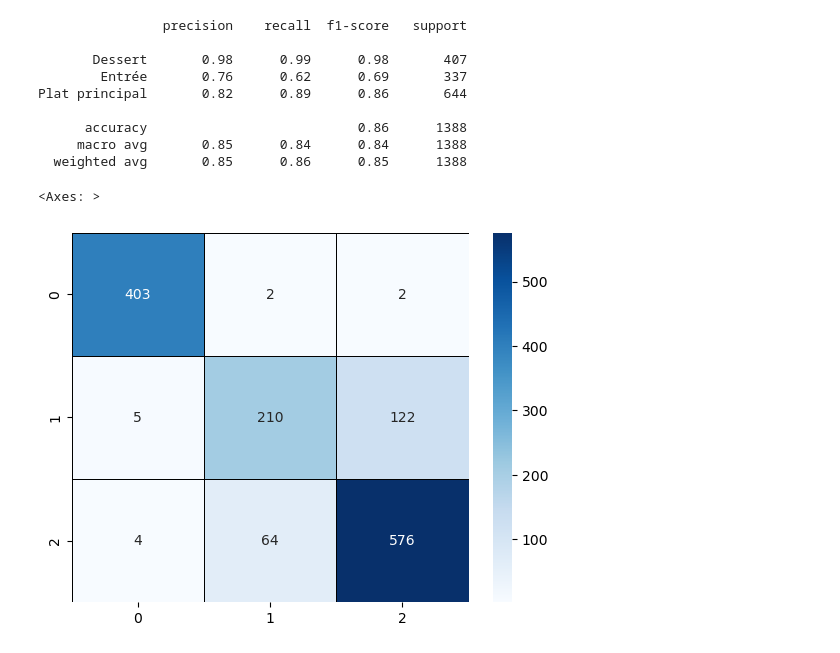
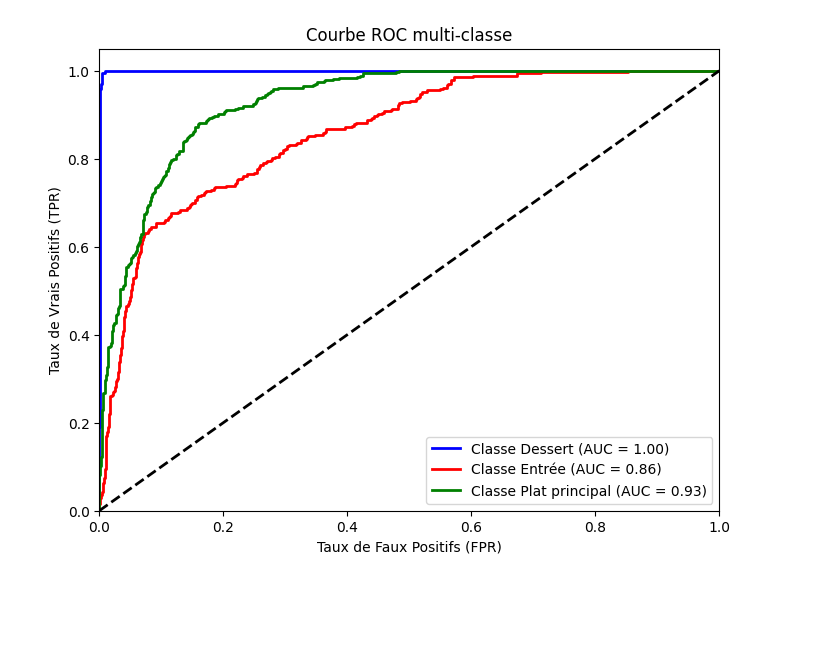
Before and after one commit to chams14/projet_TAL, a Jupyter notebook: src/run3_Word2vec.ipynb, the cells around one changed output. Saved outputs shown, nothing was run; the diff lists cells and outputs as text; code cells hidden in the pictures; blank space fills up the shorter version.

Commit message:
courbe roc w2v

```diff
--- a/src/run3_Word2vec.ipynb
+++ b/src/run3_Word2vec.ipynb
@@ -68,45 +72,32 @@ sns.heatmap(matrix, annot=True, fmt="d", cmap="Blues", linewidths=0.5, linecolor
-# %%
-from gensim.utils import simple_preprocess
-
-df_train = pd.read_csv("../data/train.csv", sep=',', encoding='utf-8')
-df_test = pd.read_csv("../data/test.csv", sep=',', encoding='utf-8')
-
-df_train['texte'] = df_train['titre'] + " " + df_train['ingredients'] + " " + df_train['recette']
-df_test['texte'] = df_test['titre'] + " " + df_test['ingredients'] + " " + df_test['recette']
-
-df_train['tokenize_text'] = [simple_preprocess(text) for text in df_train['texte']]
-df_test['tokenize_text'] = [simple_preprocess(text) for text in df_test['texte']]
-
-model = Word2Vec(sentences=df_train['tokenize_text'], vector_size=100, window=5, min_count=1, workers=4)
-
-df_train['vector'] = df_train['tokenize_text'].apply(lambda words: get_vector(words, model))
-df_test['vector'] = df_test['tokenize_text'].apply(lambda words: get_vector(words, model))
-
-X_train = np.vstack(df_train['vector'].values)
-y_train = df_train['type']
-
-X_test = np.vstack(df_test['vector'].values)
-y_test = df_test["type"]
-
-svc = SVC(kernel="linear")
-svc.fit(X_train, y_train)
-y_pred = svc.predict(X_test)
-
-print(classification_report(y_test, y_pred))
-# %% [output]
-                precision    recall  f1-score   support
-
-       Dessert       0.98      0.99      0.98       407
-        Entrée       0.76      0.62      0.69       337
-Plat principal       0.82      0.89      0.86       644
-
-      accuracy                           0.86      1388
-     macro avg       0.85      0.84      0.84      1388
-  weighted avg       0.85      0.86      0.85      1388
-# %%
-import seaborn as sns
-matrix = confusion_matrix(y_test, y_pred)
-sns.heatmap(matrix, annot=True, fmt="d", cmap="Blues", linewidths=0.5, linecolor="black")
-# %% [output]
-<Axes: >
-[figure, removed]
+# %%
+# Binarisation des labels
+lb = LabelBinarizer()
+y_test_bin = lb.fit_transform(y_test)
+
+# Prédiction des scores avec decision_function
+y_score = svc.decision_function(X_test)
+
+# Création de la courbe ROC pour chaque classe
+n_classes = y_test_bin.shape[1]
+colors = cycle(['blue', 'red', 'green'])  # Une couleur par classe
+
+plt.figure(figsize=(8, 6))
+
+for i, color in zip(range(n_classes), colors):
+    fpr, tpr, _ = roc_curve(y_test_bin[:, i], y_score[:, i])
+    roc_auc = auc(fpr, tpr)
+
+    plt.plot(fpr, tpr, color=color, lw=2, label=f'Classe {lb.classes_[i]} (AUC = {roc_auc:.2f})')
+
+# Tracé de la ligne de référence
+plt.plot([0, 1], [0, 1], 'k--', lw=2)
+
+plt.xlim([0.0, 1.0])
+plt.ylim([0.0, 1.05])
+plt.xlabel('Taux de Faux Positifs (FPR)')
+plt.ylabel('Taux de Vrais Positifs (TPR)')
+plt.title('Courbe ROC multi-classe')
+plt.legend(loc='lower right')
+plt.show()
+# %% [output]
+[figure, added]
```
Also changed, not shown: parts of 3 cells of this notebook.
